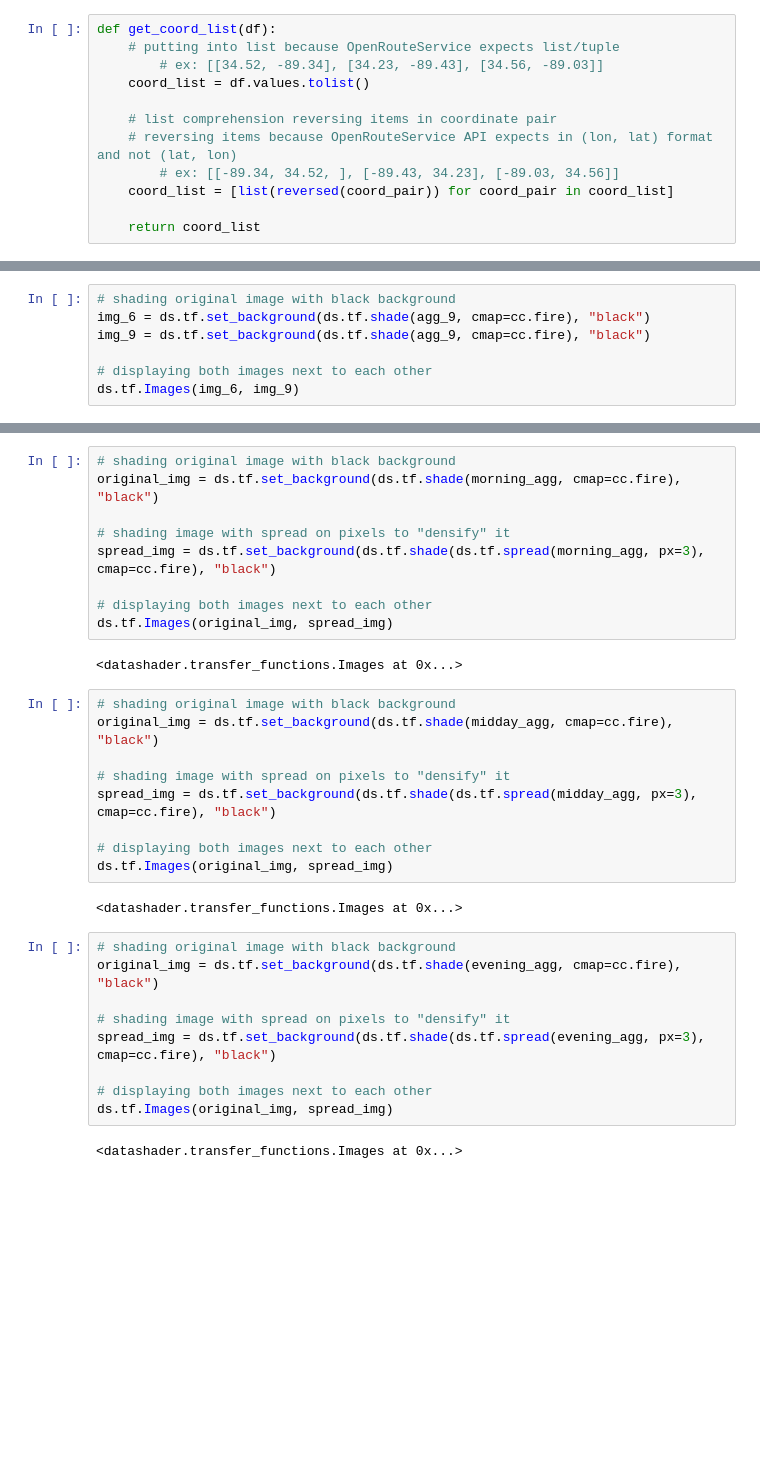
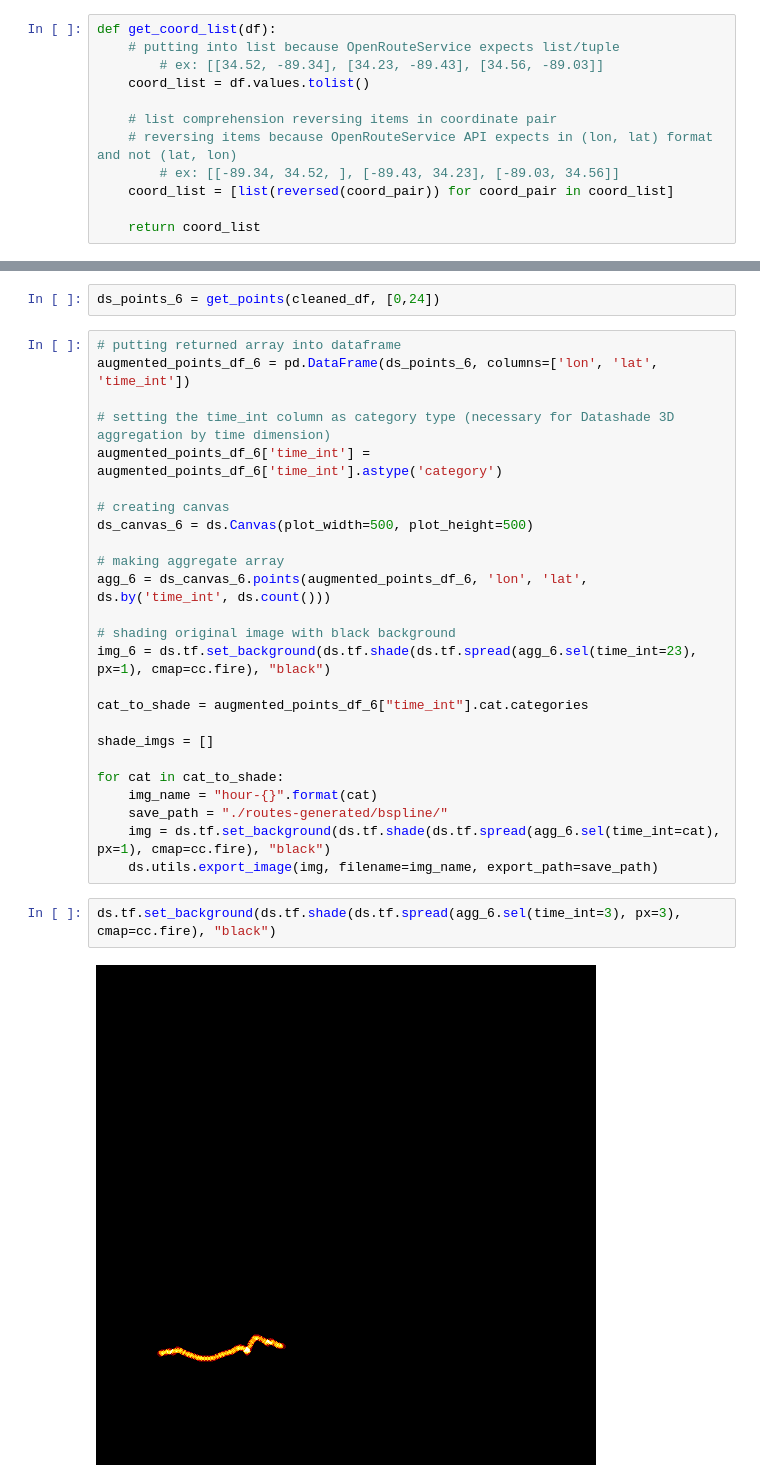
Before and after one commit to ultra-passion-fruit/GAN-EV-Map-Generation, a Jupyter notebook: gan-model.ipynb, the cells around one changed output, grey strips where cells are left out. Saved outputs shown, nothing was run; the diff lists cells and outputs as text; blank space fills up the shorter version.

Commit message:
generated bspline imgs for first csv

```diff
--- a/gan-model.ipynb
+++ b/gan-model.ipynb
@@ -439,7 +432,0 @@ KeyboardInterrupt
-# %%
-# shading original image with black background
-img_6 = ds.tf.set_background(ds.tf.shade(agg_9, cmap=cc.fire), "black")
-img_9 = ds.tf.set_background(ds.tf.shade(agg_9, cmap=cc.fire), "black")
-
-# displaying both images next to each other
-ds.tf.Images(img_6, img_9)
@@ -463,33 +433,31 @@ evening_agg = evening_canvas.points(evening_points_df, 'lon', 'lat', ds.count())
-# %%
-# shading original image with black background
-original_img = ds.tf.set_background(ds.tf.shade(morning_agg, cmap=cc.fire), "black")
-
-# shading image with spread on pixels to "densify" it
-spread_img = ds.tf.set_background(ds.tf.shade(ds.tf.spread(morning_agg, px=3), cmap=cc.fire), "black")
-
-# displaying both images next to each other
-ds.tf.Images(original_img, spread_img)
-# %% [output]
-<datashader.transfer_functions.Images at 0x...>
-# %%
-# shading original image with black background
-original_img = ds.tf.set_background(ds.tf.shade(midday_agg, cmap=cc.fire), "black")
-
-# shading image with spread on pixels to "densify" it
-spread_img = ds.tf.set_background(ds.tf.shade(ds.tf.spread(midday_agg, px=3), cmap=cc.fire), "black")
-
-# displaying both images next to each other
-ds.tf.Images(original_img, spread_img)
-# %% [output]
-<datashader.transfer_functions.Images at 0x...>
-# %%
-# shading original image with black background
-original_img = ds.tf.set_background(ds.tf.shade(evening_agg, cmap=cc.fire), "black")
-
-# shading image with spread on pixels to "densify" it
-spread_img = ds.tf.set_background(ds.tf.shade(ds.tf.spread(evening_agg, px=3), cmap=cc.fire), "black")
-
-# displaying both images next to each other
-ds.tf.Images(original_img, spread_img)
-# %% [output]
-<datashader.transfer_functions.Images at 0x...>
+# %%
+ds_points_6 = get_points(cleaned_df, [0,24])
+# %%
+# putting returned array into dataframe
+augmented_points_df_6 = pd.DataFrame(ds_points_6, columns=['lon', 'lat', 'time_int'])
+
+# setting the time_int column as category type (necessary for Datashade 3D aggregation by time dimension)
+augmented_points_df_6['time_int'] = augmented_points_df_6['time_int'].astype('category')
+
+# creating canvas
+ds_canvas_6 = ds.Canvas(plot_width=500, plot_height=500)
+
+# making aggregate array
+agg_6 = ds_canvas_6.points(augmented_points_df_6, 'lon', 'lat', ds.by('time_int', ds.count()))
+
+# shading original image with black background
+img_6 = ds.tf.set_background(ds.tf.shade(ds.tf.spread(agg_6.sel(time_int=23), px=1), cmap=cc.fire), "black")
+
+cat_to_shade = augmented_points_df_6["time_int"].cat.categories
+
+shade_imgs = []
+
+for cat in cat_to_shade:
+    img_name = "hour-{}".format(cat)
+    save_path = "./routes-generated/bspline/"
+    img = ds.tf.set_background(ds.tf.shade(ds.tf.spread(agg_6.sel(time_int=cat), px=1), cmap=cc.fire), "black")
+    ds.utils.export_image(img, filename=img_name, export_path=save_path)
+# %%
+ds.tf.set_background(ds.tf.shade(ds.tf.spread(agg_6.sel(time_int=3), px=3), cmap=cc.fire), "black")
+# %% [output]
+[figure, added]
```
Also changed, not shown: parts of 22 cells of this notebook, 22 other files.
